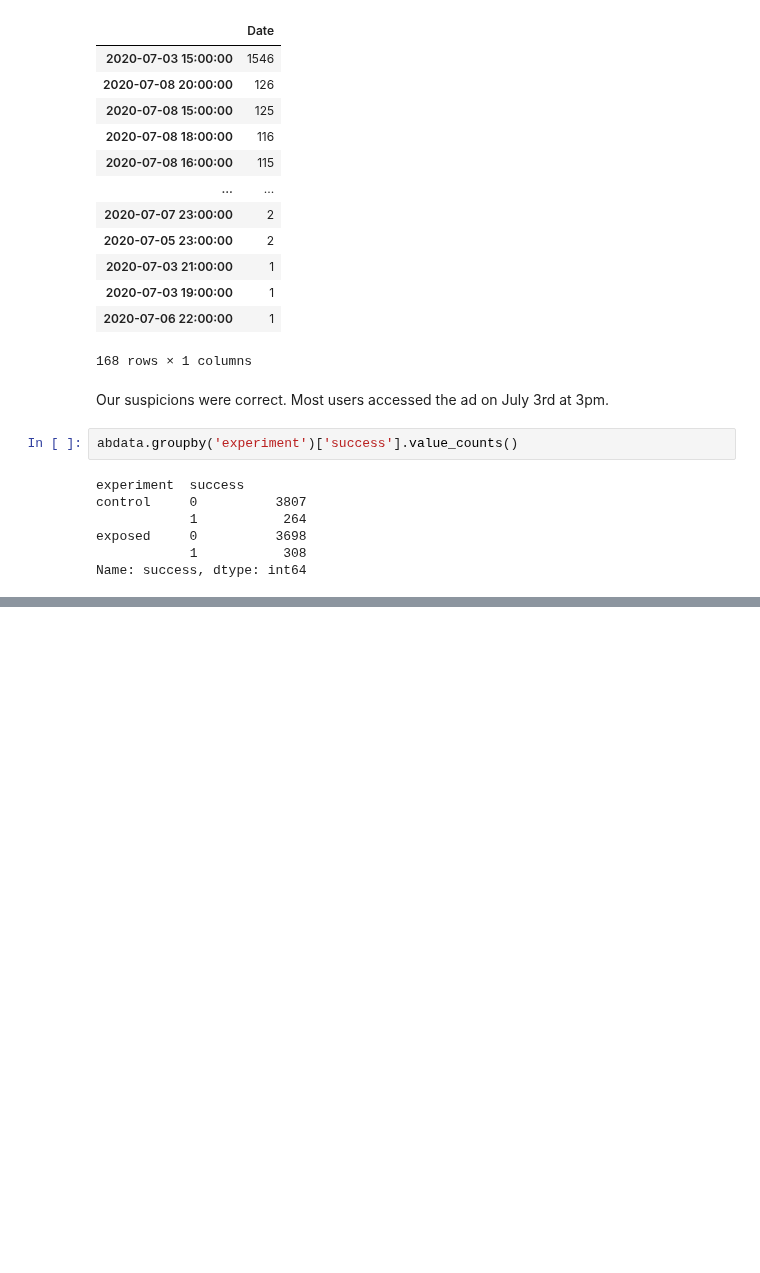
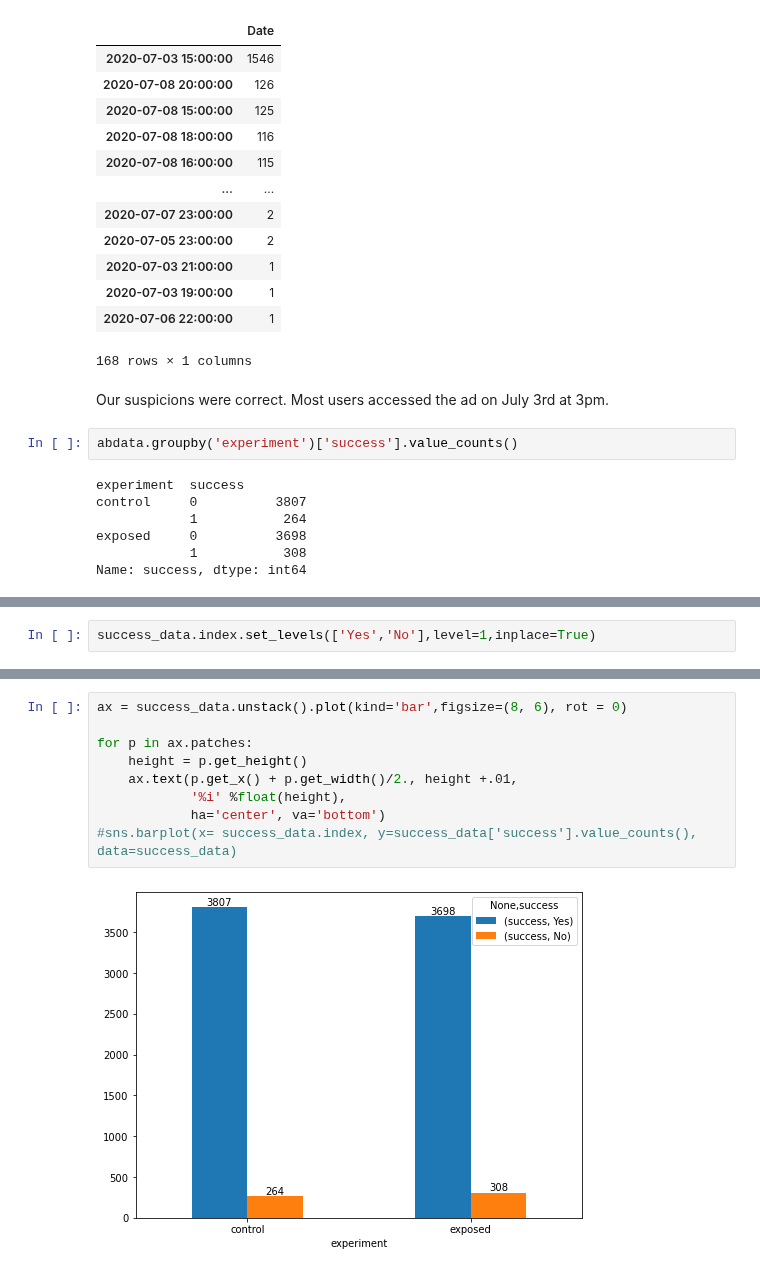
Before and after one commit to kenneykwan/Springboard, a Jupyter notebook: Capstone 3 - AB Testing/Notebook/Capstone 3 EDA.ipynb, the cells around one changed output, grey strips where cells are left out. Drawn from its saved outputs; the diff is of its cells as text; blank space fills up the shorter version.

```diff
--- a/Capstone 3 - AB Testing/Notebook/Capstone 3 EDA.ipynb
+++ b/Capstone 3 - AB Testing/Notebook/Capstone 3 EDA.ipynb
@@ -202,0 +212,2 @@ sns.barplot(data= abdata, x = 'experiment', y = 'success')
+# %%
+success_data.index.set_levels(['Yes','No'],level=1,inplace=True)
@@ -202,0 +223,11 @@ sns.barplot(data= abdata, x = 'experiment', y = 'success')
+# %%
+ax = success_data.unstack().plot(kind='bar',figsize=(8, 6), rot = 0)
+
+for p in ax.patches:
+    height = p.get_height()
+    ax.text(p.get_x() + p.get_width()/2., height +.01,
+            '%i' %float(height),
+            ha='center', va='bottom')
+#sns.barplot(x= success_data.index, y=success_data['success'].value_counts(), data=success_data)
+# %% [output]
+[figure, added]
```
Also changed, not shown: parts of 28 cells of this notebook, 2 other files.
